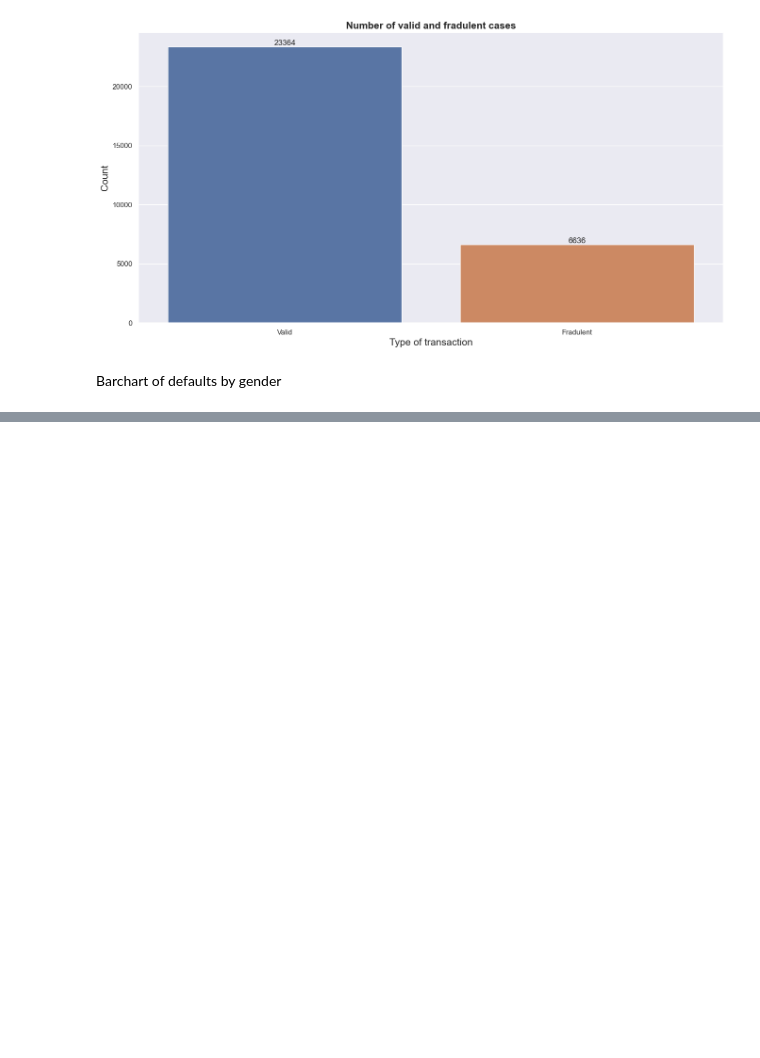
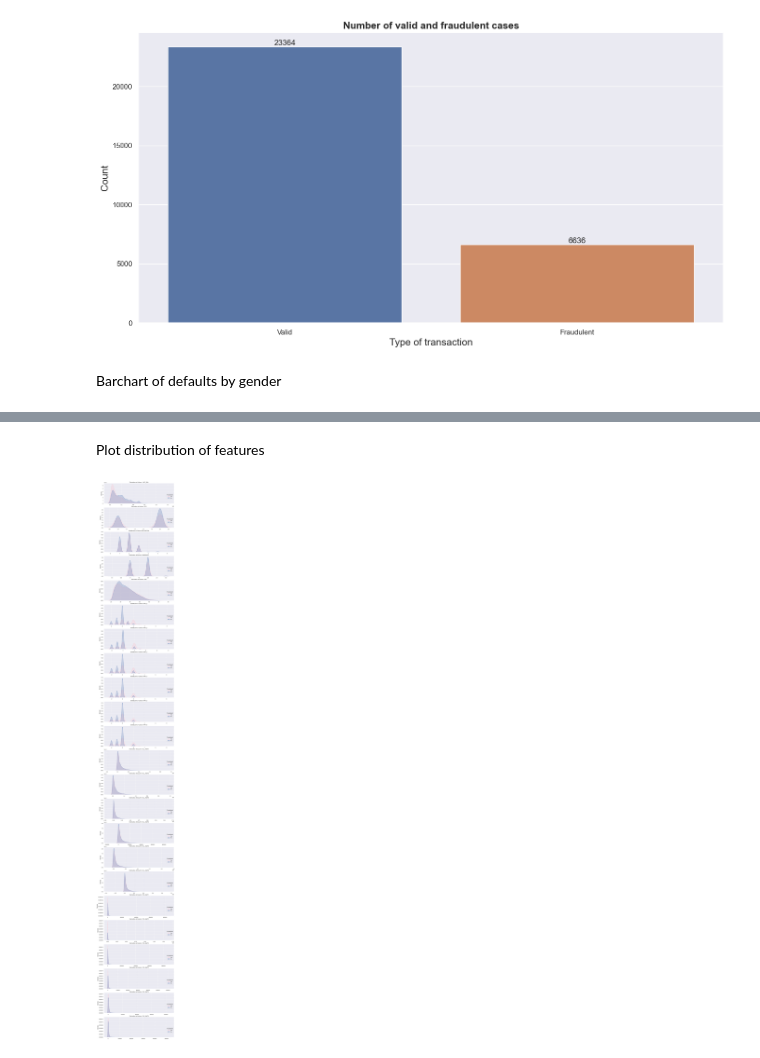
Before and after one commit to Alexius0123/Card-Fraud-Project, a Jupyter notebook: final.ipynb, the cells around one changed output, grey strips where cells are left out. Saved outputs shown, nothing was run; the diff lists cells and outputs as text; code cells hidden in the pictures; blank space fills up the shorter version.

```diff
--- a/final.ipynb
+++ b/final.ipynb
@@ -12,6 +12,7 @@ from sklearn.model_selection import train_test_split
 sns.set()
 random.seed(1234)
 data = pd.read_csv("card.csv",skiprows=[1],index_col=[0])
+header = pd.read_csv('card.csv', index_col=0, nrows=2).iloc[0,:].values.tolist()
 # %% [markdown]
 # Introduction of dataset
 # %% [markdown]
@@ -114,0 +116,20 @@ plt.show()
+# %% [markdown]
+Plot distribution of features
+# %%
+# Plot the distributions of the features
+columns = data.iloc[:,0:23].columns
+headerdict = {}
+for i in range(len(columns.tolist())):
+    headerdict[columns.tolist()[i]] = header[i]
+plt.figure(figsize=(12,24*4))
+grids = gridspec.GridSpec(23, 1)
+for grid, index in enumerate(data[columns]):
+ ax = plt.subplot(grids[grid])
+ sns.kdeplot(x = data[index][data['Y'] == 1], fill = True, color = "pink", warn_singular=False)
+ sns.kdeplot(x = data[index][data['Y'] == 0], fill = True, warn_singular=False)
+ plt.legend(bbox_to_anchor=(1,0.5), title='Fraudulent', fontsize=10, labels=['Yes','No'])
+ ax.set_xlabel("")
+ ax.set_title("Distribution of Column: "  + headerdict[index])
+plt.show()
+# %% [output]
+[figure, added]
```
Also changed, not shown: parts of 2 cells of this notebook.
